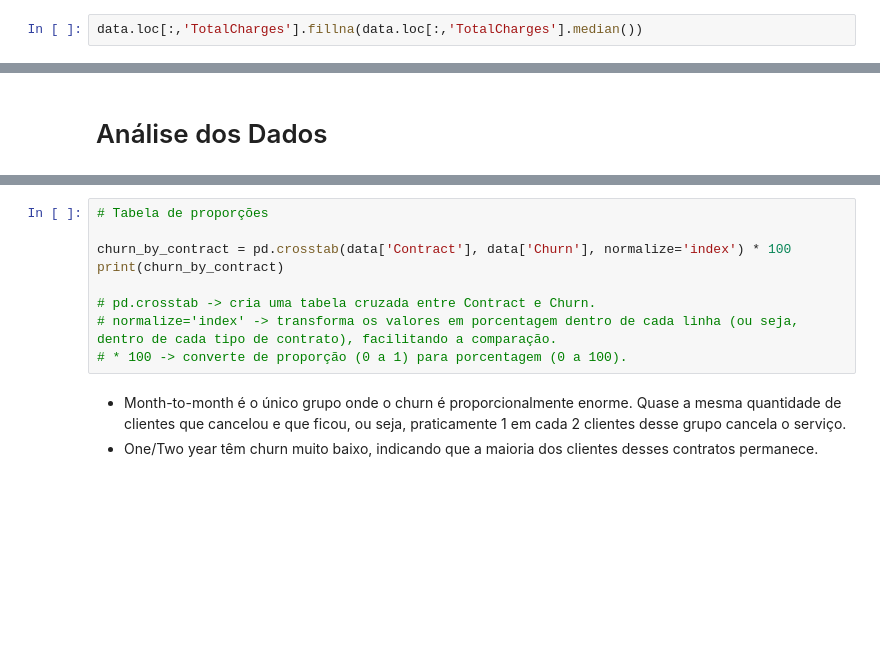
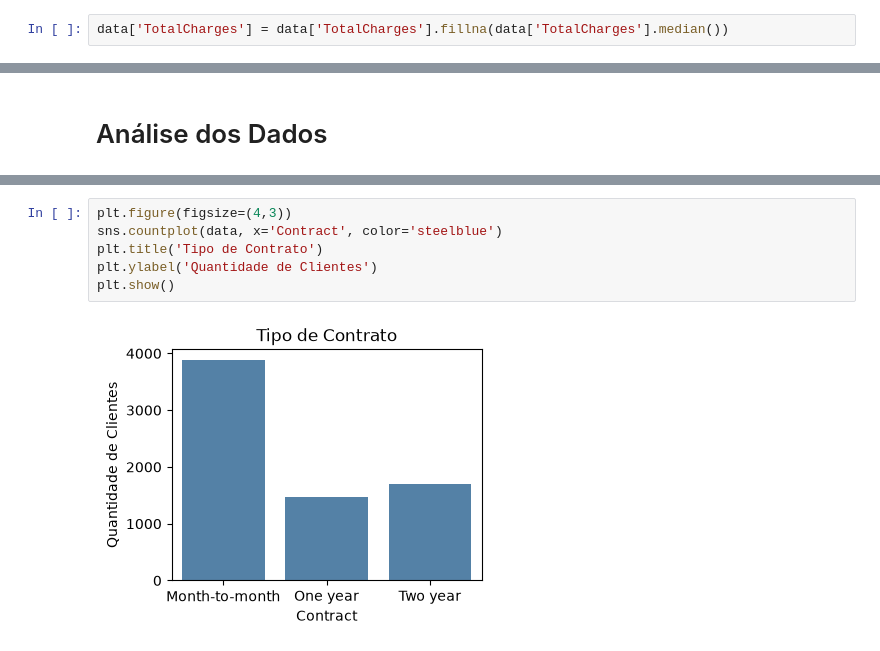
Before and after one commit to rouxstuff/churn_analysis, a Jupyter notebook: churn_analysis.ipynb, the cells around one changed output, grey strips where cells are left out. Drawn from its saved outputs; the diff is of its cells as text; blank space fills up the shorter version.

```diff
--- a/churn_analysis.ipynb
+++ b/churn_analysis.ipynb
@@ -85,2 +99,2 @@ O gráfico mostra como os valores de TotalCharges estão distribuídos. As barra
 # %%
-data.loc[:,'TotalCharges'].fillna(data.loc[:,'TotalCharges'].median())
+data['TotalCharges'] = data['TotalCharges'].fillna(data['TotalCharges'].median())
@@ -142,12 +111,8 @@ plt.show()
-# %%
-# Tabela de proporções
-
-churn_by_contract = pd.crosstab(data['Contract'], data['Churn'], normalize='index') * 100
-print(churn_by_contract)
-
-# pd.crosstab -> cria uma tabela cruzada entre Contract e Churn.
-# normalize='index' -> transforma os valores em porcentagem dentro de cada linha (ou seja, dentro de cada tipo de contrato), facilitando a comparação.
-# * 100 -> converte de proporção (0 a 1) para porcentagem (0 a 100).
-# %% [markdown]
-* Month-to-month é o único grupo onde o churn é proporcionalmente enorme. Quase a mesma quantidade de clientes que cancelou e que ficou, ou seja, praticamente 1 em cada 2 clientes desse grupo cancela o serviço.
-* One/Two year têm churn muito baixo, indicando que a maioria dos clientes desses contratos permanece.
+# %%
+plt.figure(figsize=(4,3))
+sns.countplot(data, x='Contract', color='steelblue')
+plt.title('Tipo de Contrato')
+plt.ylabel('Quantidade de Clientes')
+plt.show()
+# %% [output]
+[figure, added]
```
Also changed, not shown: parts of 49 cells of this notebook.
